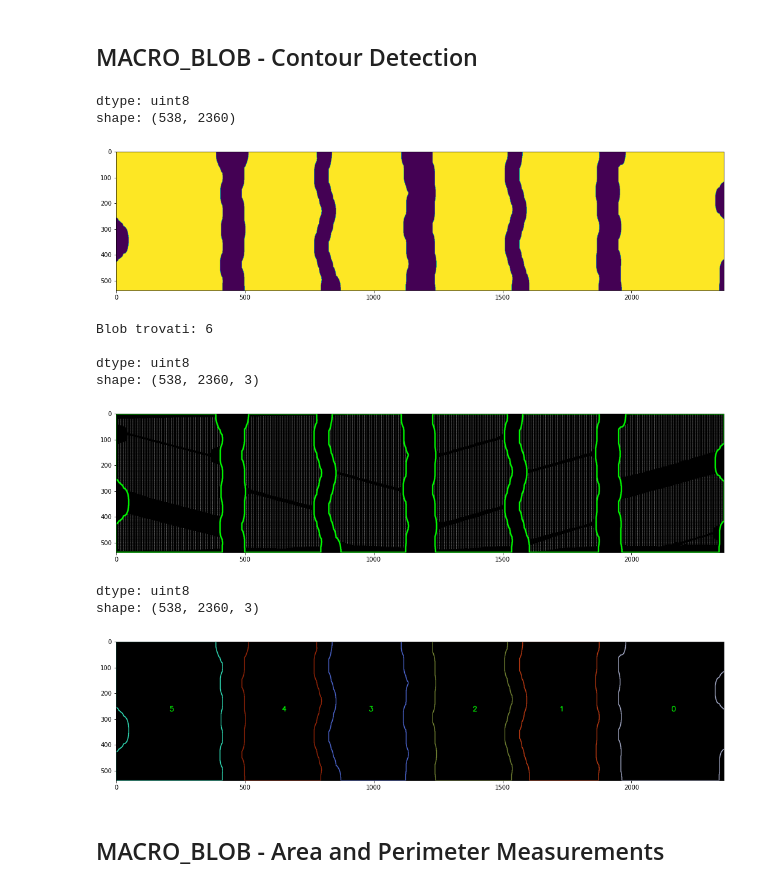
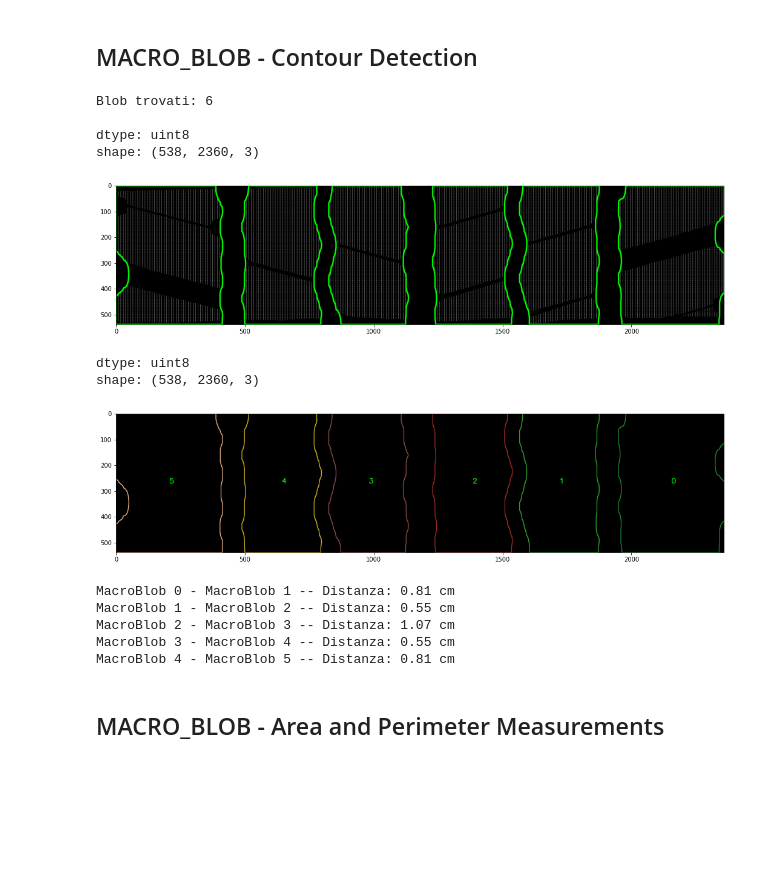
Before and after one commit to it9tst/computer-vision, a Jupyter notebook: project/Gocator/Gocator/Scan/opencv/TEST_IMAGE_3D.ipynb, the cells around one changed output. Saved outputs shown, nothing was run; the diff lists cells and outputs as text; code cells hidden in the pictures; blank space fills up the shorter version.

```diff
--- a/project/Gocator/Gocator/Scan/opencv/TEST_IMAGE_3D.ipynb
+++ b/project/Gocator/Gocator/Scan/opencv/TEST_IMAGE_3D.ipynb
@@ -67,10 +109,11 @@ shape: (538, 2360, 3)
 # %% [markdown]
 ## MACRO_BLOB - Morphological Transformations - Closing
 # %%
-closing_macro_blob = cv.morphologyEx(closing_blob, cv.MORPH_CLOSE, cv.getStructuringElement(cv.MORPH_ELLIPSE, (30,100)))
+kernel_macro_blob = cv.getStructuringElement(cv.MORPH_ELLIPSE, (30,100))
+closing_macro_blob = cv.morphologyEx(closing_blob, cv.MORPH_CLOSE, kernel_macro_blob)
 
 # Show in a window
-print("\ndtype: {}".format(closing_macro_blob.dtype))
+print("dtype: {}".format(closing_macro_blob.dtype))
 print("shape: {}".format(closing_macro_blob.shape))
 plt.imshow(closing_macro_blob)
 plt.show()
@@ -81,60 +124,26 @@ shape: (538, 2360, 3)
 # %% [markdown]
 ## MACRO_BLOB - Contour Detection
 # %%
-# convert the image to grayscale format
-img_gray_macro_blob = cv.cvtColor(closing_macro_blob, cv.COLOR_BGR2GRAY)
-
-# apply binary thresholding
-ret_macro_blob, thresh_macro_blob = cv.threshold(img_gray_macro_blob, 150, 255, cv.THRESH_BINARY)
-
-# Show in a window
-print("\ndtype: {}".format(thresh_macro_blob.dtype))
-print("shape: {}".format(thresh_macro_blob.shape))
-plt.imshow(thresh_macro_blob)
-plt.show()
+contours_macro_blob = contourDetection(closing_macro_blob)
 # %% [output]
+Blob trovati: 6
+
 dtype: uint8
-shape: (538, 2360)
+shape: (538, 2360, 3)
-[figure, old version]
+[figure, new version]
+dtype: uint8
+shape: (538, 2360, 3)
+[figure, added]
-# %%
-# detect the contours on the binary image using cv2.CHAIN_APPROX_NONE
-_, contours_macro_blob, hierarchy_macro_blob = cv.findContours(image=thresh_macro_blob, mode=cv.RETR_TREE, method=cv.CHAIN_APPROX_NONE)
-print("Blob trovati: {}\n".format(len(contours_macro_blob)))
-
-
-# draw contours on the original image
-src_copy_macro_blob = src.copy()
-cv.drawContours(image=src_copy_macro_blob, contours=contours_macro_blob, contourIdx=-1, color=(0, 255, 0), thickness=3, lineType=cv.LINE_AA)
-
-# Show in a window
-print("dtype: {}".format(src_copy_macro_blob.dtype))
-print("shape: {}".format(src_copy_macro_blob.shape))
-plt.imshow(src_copy_macro_blob)
-plt.show()
-
-
-# draw only contours
-drawing_macro_blob = np.zeros((thresh_macro_blob.shape[0], thresh_macro_blob.shape[1], 3), dtype=np.uint8)
-for i in range(len(contours_macro_blob)):
-    color = (rng.randint(0,256), rng.randint(0,256), rng.randint(0,256))
-    cv.drawContours(drawing_macro_blob, contours_macro_blob, i, color, 2, cv.LINE_8, hierarchy_macro_blob, 0)
-    x,y,w,h = cv.boundingRect(contours_macro_blob[i])
-    cv.putText(drawing_macro_blob, "{}".format(i), (int(x+(w/2)), int(y+(h/2))), cv.FONT_HERSHEY_SIMPLEX, 0.9, (0,255,0), 2)
-
-# Show in a window
-print("\ndtype: {}".format(drawing_macro_blob.dtype))
-print("shape: {}".format(drawing_macro_blob.shape))
-plt.imshow(drawing_macro_blob)
-plt.show()
-# %% [output]
-Blob trovati: 6
-
-dtype: uint8
-shape: (538, 2360, 3)
-[figure, removed]
-dtype: uint8
-shape: (538, 2360, 3)
-[figure, removed]
+# %%
+for n in range(len(contours_macro_blob)-1):
+    d = cntDistanceCompare(contours_macro_blob[n], contours_macro_blob[n+1])
+    print("MacroBlob {} - MacroBlob {} -- Distanza: {} cm".format(n, n+1, round(d/100,2)))
+# %% [output]
+MacroBlob 0 - MacroBlob 1 -- Distanza: 0.81 cm
+MacroBlob 1 - MacroBlob 2 -- Distanza: 0.55 cm
+MacroBlob 2 - MacroBlob 3 -- Distanza: 1.07 cm
+MacroBlob 3 - MacroBlob 4 -- Distanza: 0.55 cm
+MacroBlob 4 - MacroBlob 5 -- Distanza: 0.81 cm
 # %% [markdown]
 ## MACRO_BLOB - Area and Perimeter Measurements
 # %%
```
Also changed, not shown: parts of 7 cells of this notebook.
